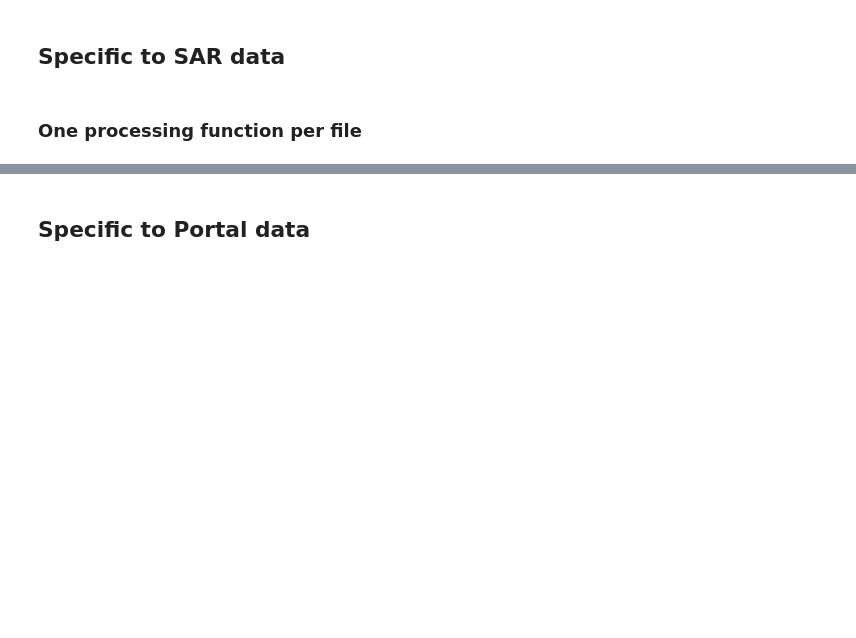
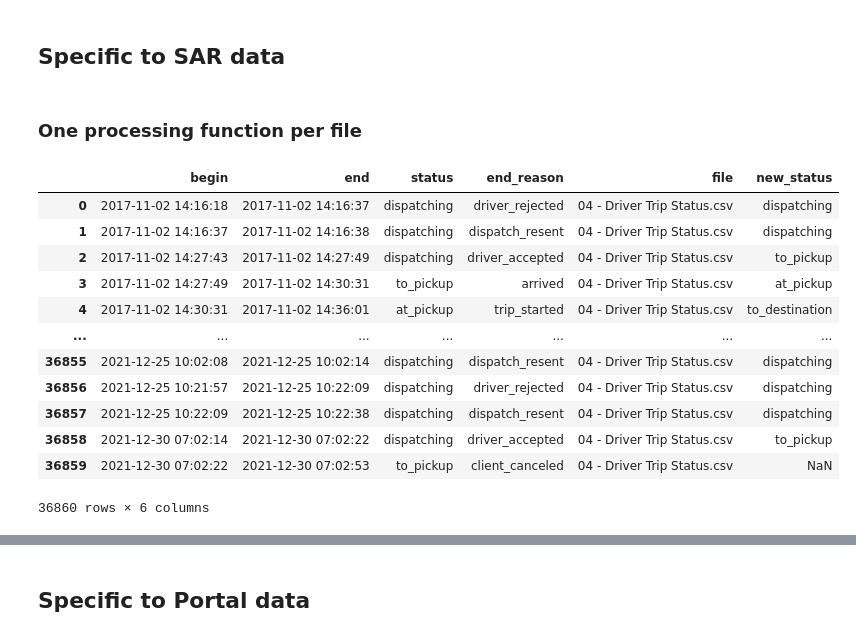
Before and after one commit to hestiaAI/uber-analysis, a Jupyter notebook: Analysis.ipynb, the cells around one changed output, grey strips where cells are left out. Cells and saved outputs as stored; diff of their text form; code cells hidden in the pictures; blank space fills up the shorter version.

```diff
--- a/Analysis.ipynb
+++ b/Analysis.ipynb
@@ -42,7 +46,7 @@ def find_file(pattern: str, folder: Path) -> Path:
 # %%
 def find_dataframe(pattern: str, folder: Path, usecols: list[str]) -> pd.DataFrame:
     file = find_file(pattern, folder)
-    return pd.read_csv(file, usecols=usecols)[usecols].assign(file=file)
+    return pd.read_csv(file, usecols=usecols)[usecols].assign(file=file.name)
 # %%
 def df_to_interval(df: IntervalTable) -> P.interval:
     """Converts a DataFrame with columns 'begin' and 'end' into a Portion interval, merging entries that overlap."""
@@ -183,6 +191,29 @@ def process_dispatches(path: str | Path) -> pd.DataFrame:
                                     'accepts', 'rejects', 'expireds', 'driver_cancellations', 'rider_cancellations',
                                     'minutes_online', 'minutes_on_trip', 'trip_fares'])
     return df
-# %%
-def process_trip_status(path: str | Path) -> pd.DataFrame:
-    pass  # TODO
+# %%
+def process_trip_status(folder: Path, pattern: str = '*Driver Trip Status.csv') -> pd.DataFrame:
+    df = find_dataframe(pattern, folder, ['begin_timestamp_local', 'end_timestamp_local', 'status', 'end_reason'])
+    df.columns = ['begin', 'end', *df.columns[2:]]
+    for col in ['begin', 'end']:
+        df[col] = pd.to_datetime(df[col])
+    return df
+# %%
+trip_status = process_trip_status(raw_folder / 'new')
+trip_status['new_status'] = trip_status['status'].shift(-1)
+# %%
+trip_status
+# %% [output]
+|  | begin | end | status | end_reason | file | new_status |
+| 0 | 2017-11-02 14:16:18 | 2017-11-02 14:16:37 | dispatching | driver_rejected | 04 - Driver Trip Status.csv | dispatching |
+| 1 | 2017-11-02 14:16:37 | 2017-11-02 14:16:38 | dispatching | dispatch_resent | 04 - Driver Trip Status.csv | dispatching |
+| 2 | 2017-11-02 14:27:43 | 2017-11-02 14:27:49 | dispatching | driver_accepted | 04 - Driver Trip Status.csv | to_pickup |
+| 3 | 2017-11-02 14:27:49 | 2017-11-02 14:30:31 | to_pickup | arrived | 04 - Driver Trip Status.csv | at_pickup |
+| 4 | 2017-11-02 14:30:31 | 2017-11-02 14:36:01 | at_pickup | trip_started | 04 - Driver Trip Status.csv | to_destination |
+| ... | ... | ... | ... | ... | ... | ... |
+| 36855 | 2021-12-25 10:02:08 | 2021-12-25 10:02:14 | dispatching | dispatch_resent | 04 - Driver Trip Status.csv | dispatching |
+| 36856 | 2021-12-25 10:21:57 | 2021-12-25 10:22:09 | dispatching | driver_rejected | 04 - Driver Trip Status.csv | dispatching |
+| 36857 | 2021-12-25 10:22:09 | 2021-12-25 10:22:38 | dispatching | dispatch_resent | 04 - Driver Trip Status.csv | dispatching |
+| 36858 | 2021-12-30 07:02:14 | 2021-12-30 07:02:22 | dispatching | driver_accepted | 04 - Driver Trip Status.csv | to_pickup |
+| 36859 | 2021-12-30 07:02:22 | 2021-12-30 07:02:53 | to_pickup | client_canceled | 04 - Driver Trip Status.csv | NaN |
+36860 rows × 6 columns
```
Also changed, not shown: parts of 6 cells of this notebook.
